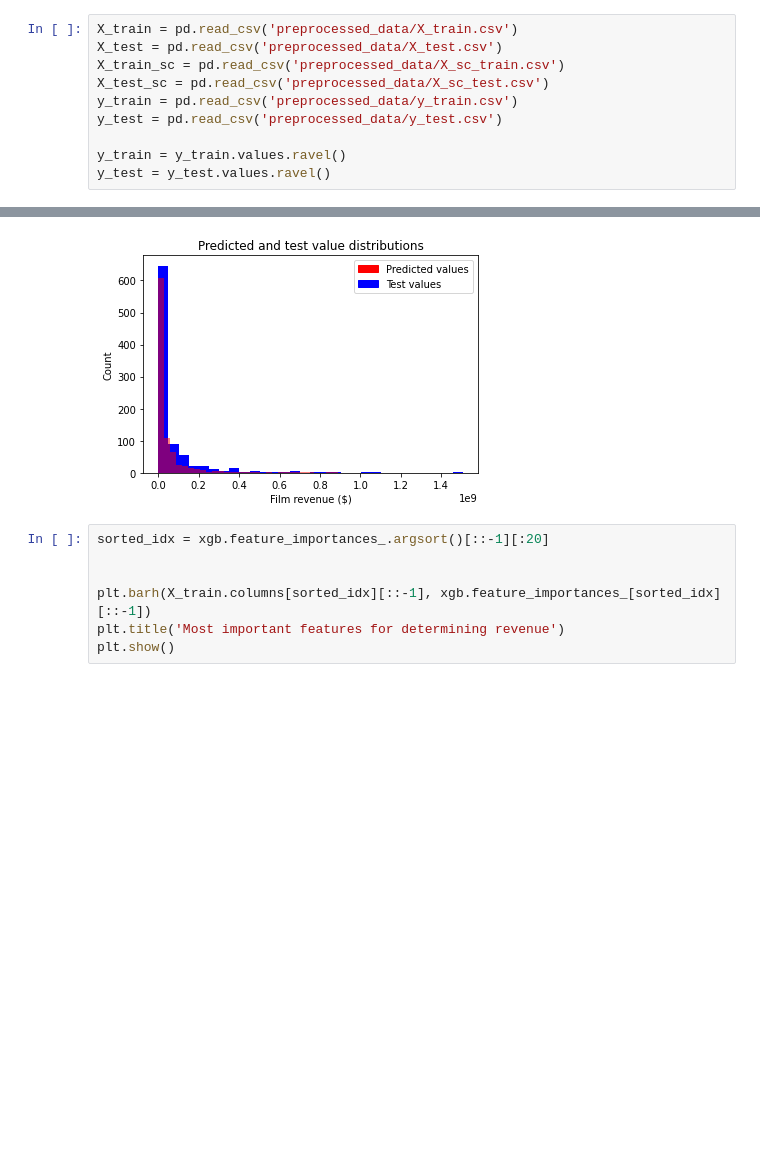
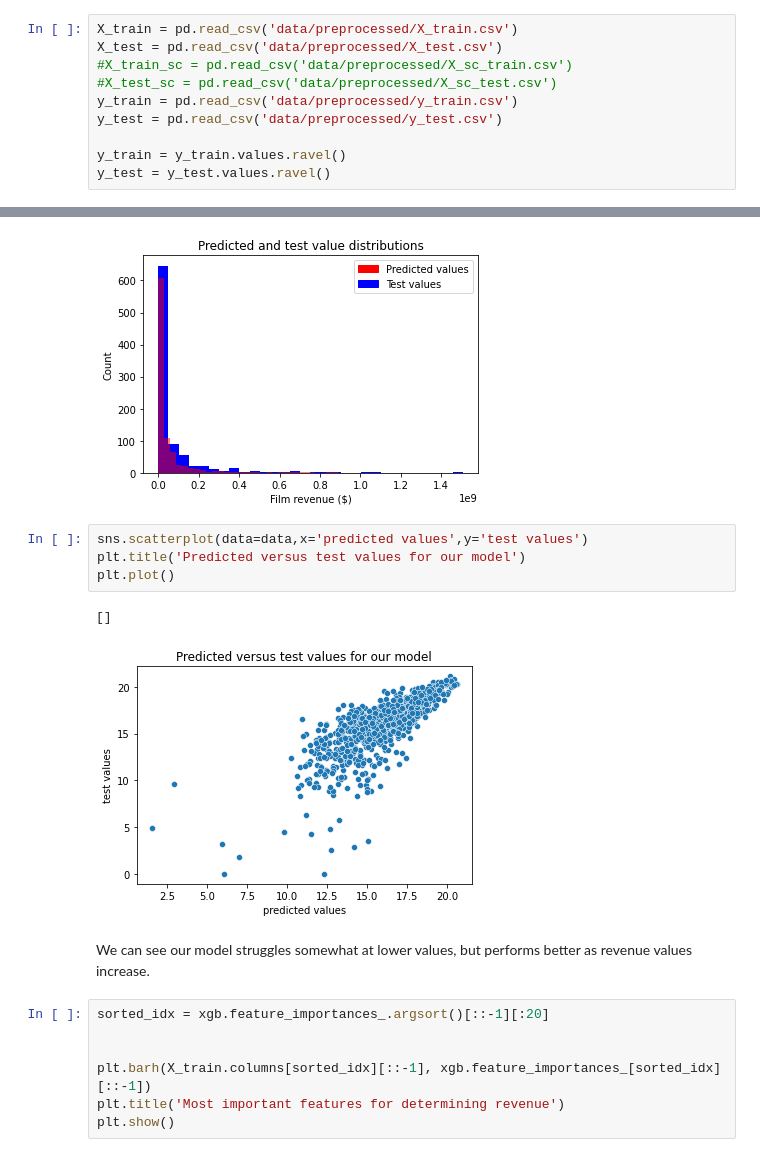
Before and after one commit to mrrosss/Springboard, a Jupyter notebook: Movies/modeling.ipynb, the cells around one changed output, grey strips where cells are left out. Cells and saved outputs as stored; diff of their text form; blank space fills up the shorter version.

Commit message:
edited data folder paths, added scatterplot to modeling

```diff
--- a/Movies/modeling.ipynb
+++ b/Movies/modeling.ipynb
@@ -5,12 +5,12 @@ import matplotlib.pyplot as plt
 import matplotlib.patches as mpatches
 import seaborn as sns
 # %%
-X_train = pd.read_csv('preprocessed_data/X_train.csv')
-X_test = pd.read_csv('preprocessed_data/X_test.csv')
-X_train_sc = pd.read_csv('preprocessed_data/X_sc_train.csv')
-X_test_sc = pd.read_csv('preprocessed_data/X_sc_test.csv')
-y_train = pd.read_csv('preprocessed_data/y_train.csv')
-y_test = pd.read_csv('preprocessed_data/y_test.csv')
+X_train = pd.read_csv('data/preprocessed/X_train.csv')
+X_test = pd.read_csv('data/preprocessed/X_test.csv')
+#X_train_sc = pd.read_csv('data/preprocessed/X_sc_train.csv')
+#X_test_sc = pd.read_csv('data/preprocessed/X_sc_test.csv')
+y_train = pd.read_csv('data/preprocessed/y_train.csv')
+y_test = pd.read_csv('data/preprocessed/y_test.csv')
 
 y_train = y_train.values.ravel()
 y_test = y_test.values.ravel()
@@ -253,6 +255,15 @@ plt.title('Predicted and test value distributions')
 plt.show()
 # %% [output]
 [figure]
+# %%
+sns.scatterplot(data=data,x='predicted values',y='test values')
+plt.title('Predicted versus test values for our model')
+plt.plot()
+# %% [output]
+[]
+[figure, added]
+# %% [markdown]
+We can see our model struggles somewhat at lower values, but performs better as revenue values increase.
 # %%
 sorted_idx = xgb.feature_importances_.argsort()[::-1][:20]
 
```
Also changed, not shown: parts of 5 cells of this notebook, 3 other files.
